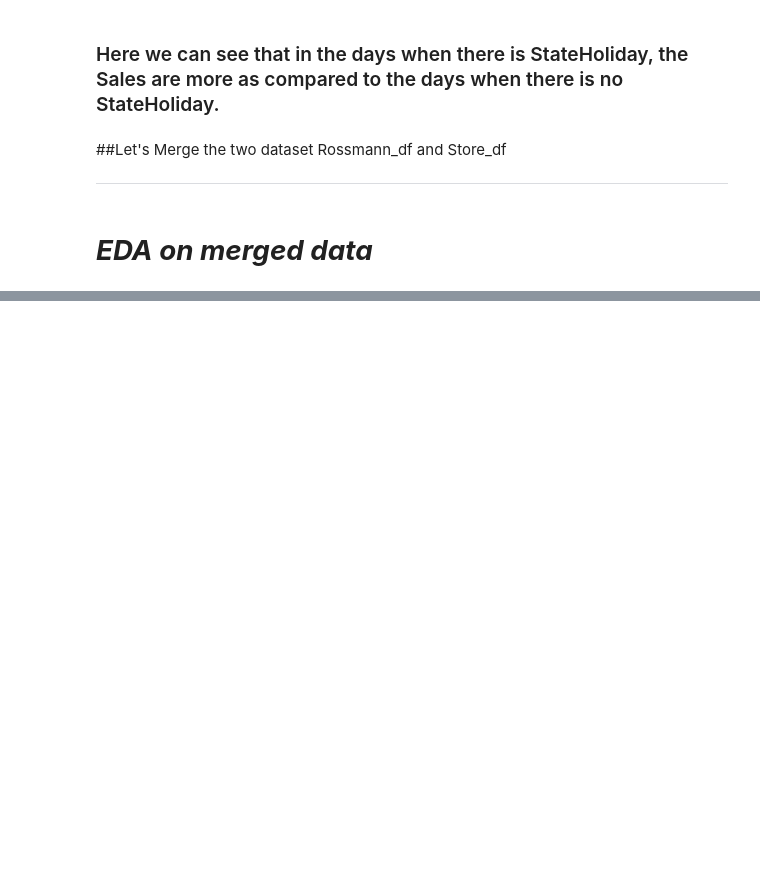
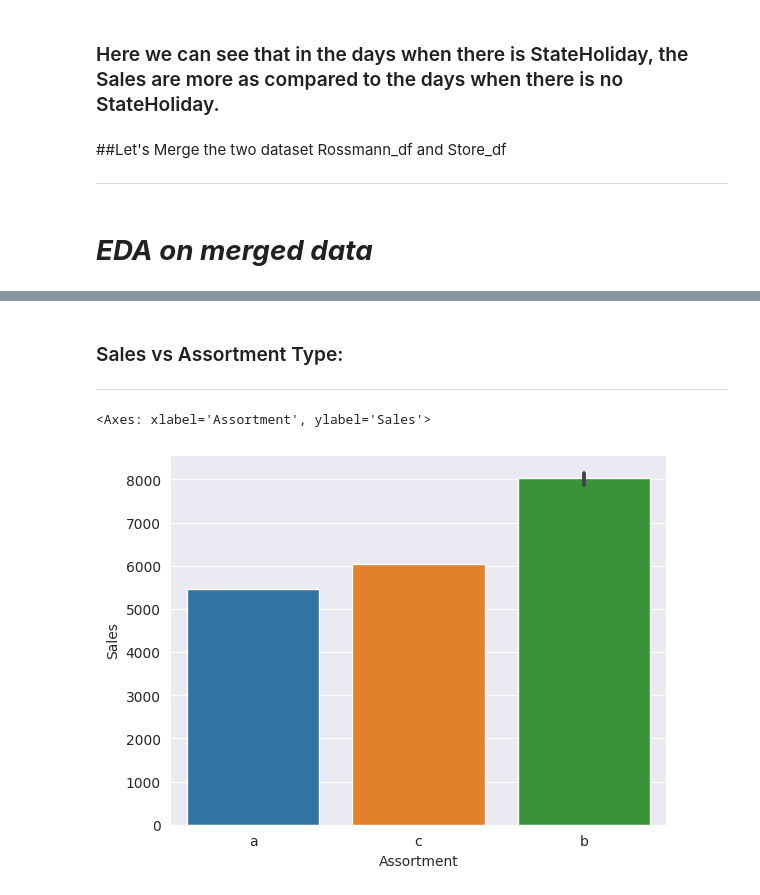
Before and after one commit to RPSahoo219/Regression_Analysis_on_Retail_Sales_Prediction, a Jupyter notebook: Retail_Sales_Prediction.ipynb, the cells around one changed output, grey strips where cells are left out. Cells and saved outputs as stored; diff of their text form; code cells hidden in the pictures; blank space fills up the shorter version.

```diff
--- a/Retail_Sales_Prediction.ipynb
+++ b/Retail_Sales_Prediction.ipynb
@@ -619,6 +619,9 @@ indexes=['Store','StoreType','Assortment','Open','SchoolHoliday','StateHoliday',
 df=df.reindex(columns=indexes)
 # %% [markdown]
 # ***EDA on merged data***
+# %%
+# Let's create a column that contains the average spending done by customers.
+df['Avg_sales_per_customer']= round(df.Sales / df.Customers, 2)
 # %%
 # Checking the head
 df.head(7)
@@ -631,3 +634,14 @@ df.head(7)
 | 4 | 5 | a | a | 1 | 1 | 0 | 29910.0 | 1 | ... |
 | 5 | 6 | a | a | 1 | 1 | 0 | 310.0 | 1 | ... |
 | 6 | 7 | a | c | 1 | 1 | 0 | 24000.0 | 1 | ... |
+# %% [markdown]
+### Sales vs Assortment Type:
+
+
+---
+# %%
+# Average Sales of each Assortment type.
+sns.barplot(x= 'Assortment',estimator= 'median', y= 'Sales', data= df)
+# %% [output]
+<Axes: xlabel='Assortment', ylabel='Sales'>
+[figure, added]
```
Also changed, not shown: parts of 55 cells of this notebook.
